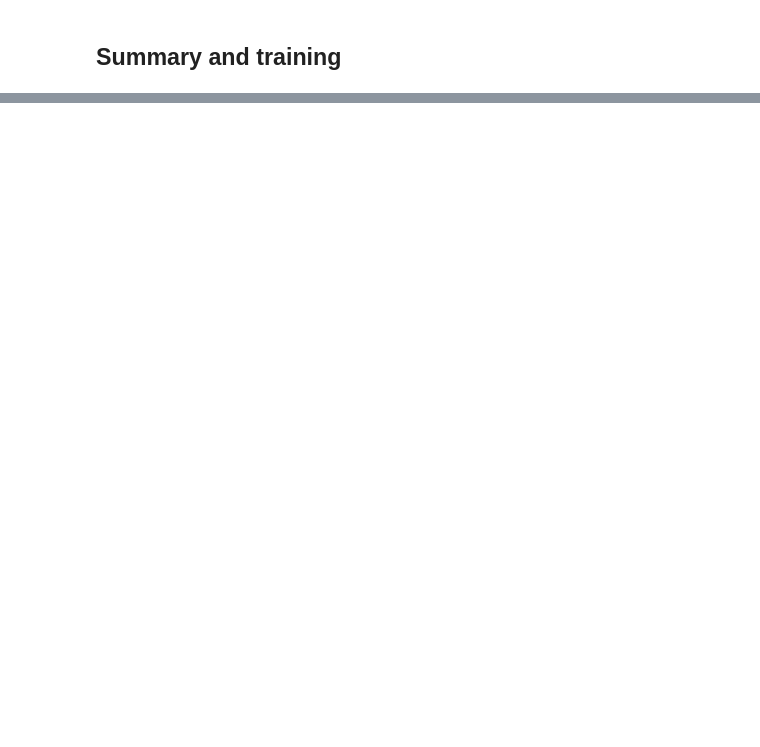
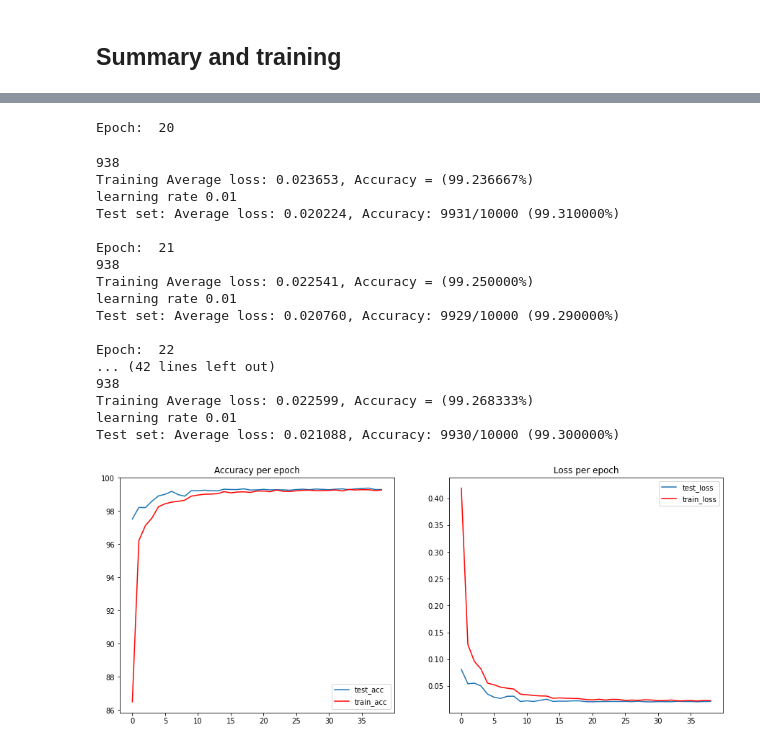
Before and after one commit to MittalNeha/Extensive_Vision_AI6, a Jupyter notebook: week4/Session_4_Neha.ipynb, the cells around one changed output, grey strips where cells are left out. Cells and saved outputs as stored; diff of their text form; code cells hidden in the pictures; blank space fills up the shorter version.

```diff
--- a/week4/Session_4_Neha.ipynb
+++ b/week4/Session_4_Neha.ipynb
@@ -458,0 +541,27 @@ len(hist_train_loss)
+# %%
+for epoch in range(20, 30):
+    print("Epoch: ", epoch)
+    train(model, device, train_loader, optimizer, scheduler, epoch)
+    print("learning rate", optimizer.param_groups[0]['lr'])
+    test(model, device, test_loader)
+training_curves()
+# %% [output]
+Epoch:  20
+938
+Training Average loss: 0.023653, Accuracy = (99.236667%)
+learning rate 0.01
+Test set: Average loss: 0.020224, Accuracy: 9931/10000 (99.310000%)
+
+Epoch:  21
+938
+Training Average loss: 0.022541, Accuracy = (99.250000%)
+learning rate 0.01
+Test set: Average loss: 0.020760, Accuracy: 9929/10000 (99.290000%)
+
+Epoch:  22
+... (42 lines left out)
+938
+Training Average loss: 0.022599, Accuracy = (99.268333%)
+learning rate 0.01
+Test set: Average loss: 0.021088, Accuracy: 9930/10000 (99.300000%)
+[figure, added]
```
Also changed, not shown: parts of 33 cells of this notebook.
